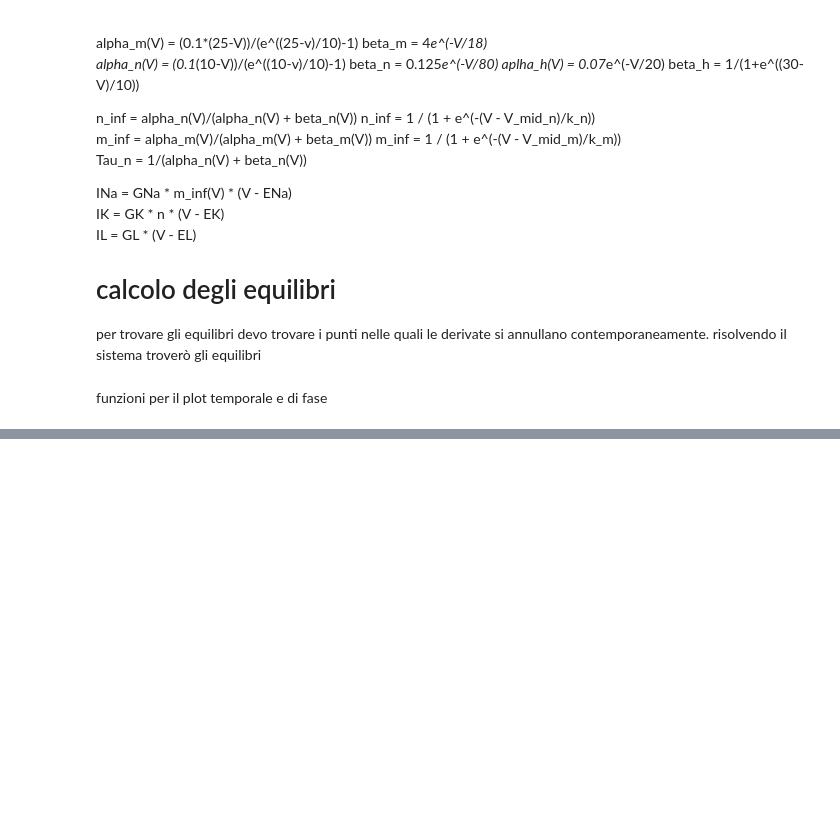
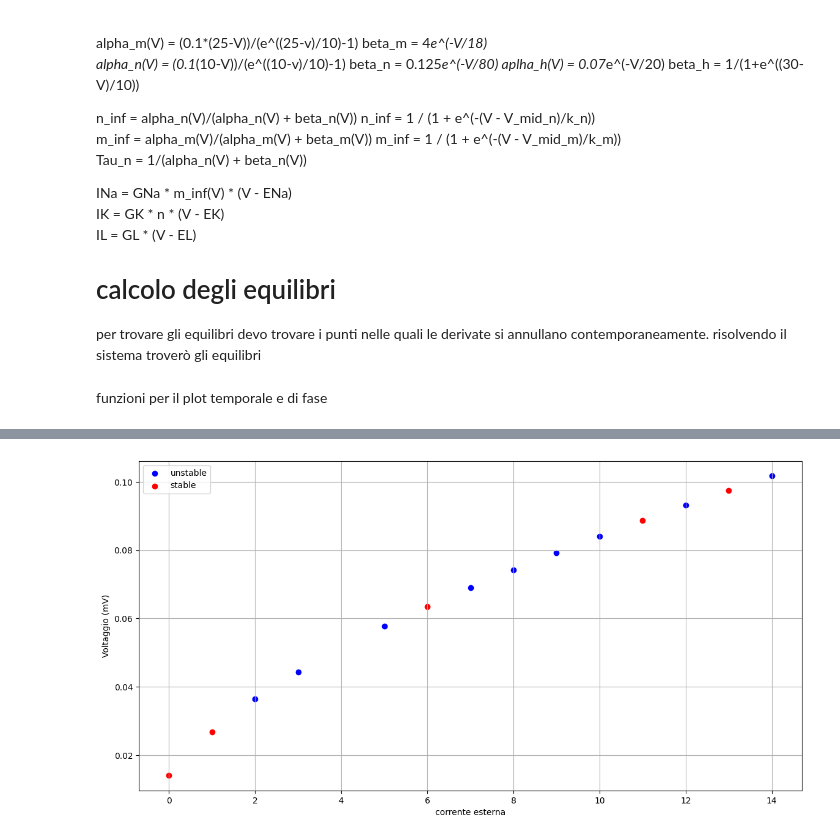
Before and after one commit to pietromihelj/modelli-e-sistemi-complessi, a Jupyter notebook: multistabilità_in_sistemi_neutonali_Pietro_Mihelj.ipynb, the cells around one changed output, grey strips where cells are left out. Cells and saved outputs as stored; diff of their text form; code cells hidden in the pictures; blank space fills up the shorter version.

```diff
--- a/multistabilità_in_sistemi_neutonali_Pietro_Mihelj.ipynb
+++ b/multistabilità_in_sistemi_neutonali_Pietro_Mihelj.ipynb
@@ -201,0 +237,4 @@ phase_plots(T,n_p,V0,Cm,Gna,Gk,Gl,ENa,Ek,El,Ie)
+# %%
+equilibrium_plot_V_Ie(-90.0,Cm,Gna,ENa,Gk,Ek,Gl,El,np.linspace(0,14,15))
+# %% [output]
+[figure, added]
```
Also changed, not shown: parts of 6 cells of this notebook.
